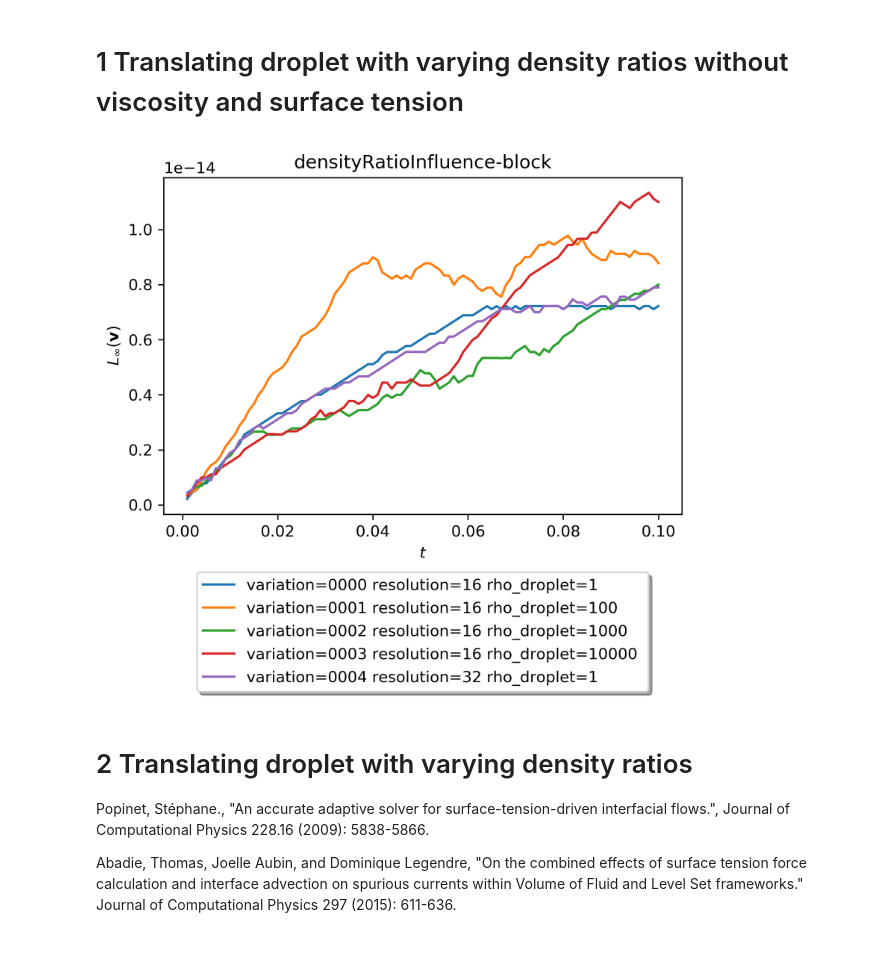
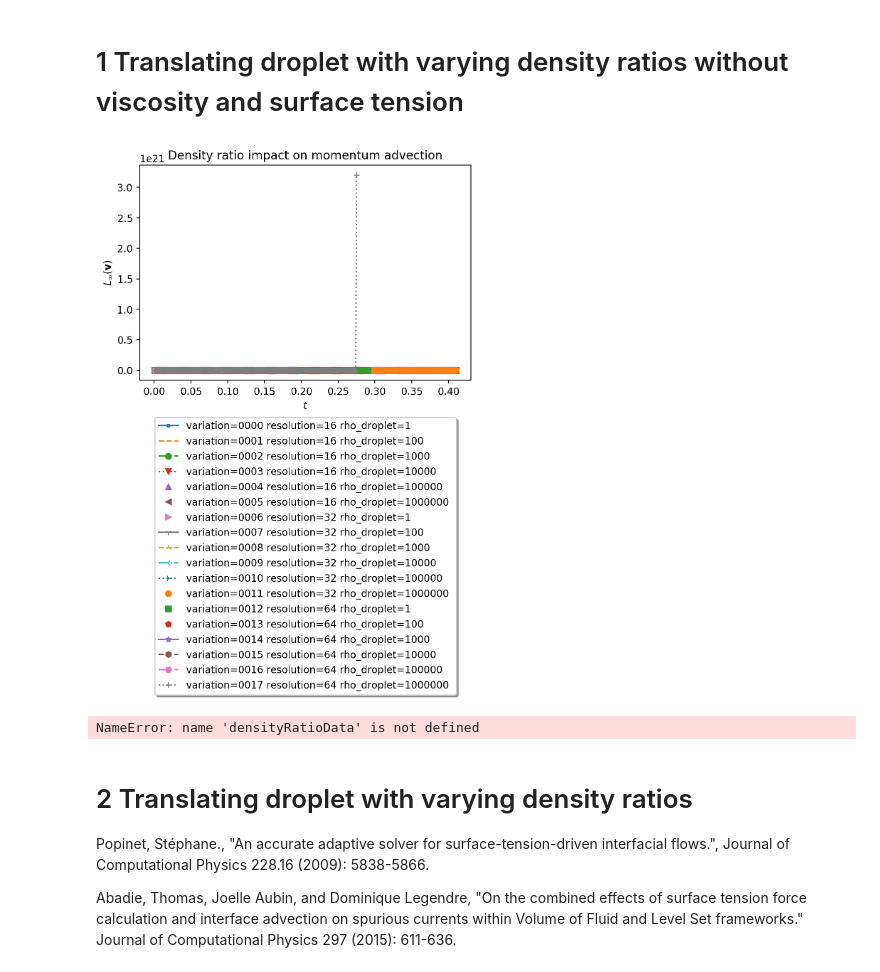
Before and after one commit to CRC-1194/lent, a Jupyter notebook: cases/flow-solution/translating-droplet/three-dimensional/translating-droplet-3D.ipynb, the cells around one changed output. Cells and saved outputs as stored; diff of their text form; code cells hidden in the pictures.

Commit message:
translating-droplet-3D: read the dFrame in the notebook

```diff
--- a/cases/flow-solution/translating-droplet/three-dimensional/translating-droplet-3D.ipynb
+++ b/cases/flow-solution/translating-droplet/three-dimensional/translating-droplet-3D.ipynb
@@ -29,10 +26,29 @@ from notebookPlotting import plot_study
+# %%
+import notebookPlotting
+import dataAgglomeration as datglom
+from notebookPlotting import plot_dframe
+from matplotlib import rcParams
+
+rcParams["figure.dpi"] = 200
 # %%
-columnsDict={"x" : "time", "xsymb" : r"$t$", "y" : "Linf velocity error", "ysymb" : r"$L_\infty(\mathbf{v})$"};
-plot_study(xy_filter=lambda x,y : True, colDict=columnsDict, paramFile="densityRatioInfluence.parameter",
-           dirExample="densityRatioInfluence.parameter_00000_template_copy_block",
-           dataFile="stationaryDropletResults.csv")
+densityRatioAgglom  = datglom.data_agglomerator("densityRatioInfluence.parameter",
+                                                "densityRatioInfluence.parameter_00000_template_copy_block",
+                                                "stationaryDropletResults.csv")
+
+densityRatioDframe = densityRatioAgglom.study_dataframe()
+
+columnsDict={"x" : "time", "xsymb" : r"$t$",
+             "y" : "Linf velocity error",
+             "ysymb" : r"$L_\infty(\mathbf{v})$"};
+plot_dframe(densityRatioDframe, densityRatioAgglom,
+            title="Density ratio impact on momentum advection",
+            colDict=columnsDict)
 # %% [output]
-[figure, old version]
+[figure, new version]
+# %%
+densityRatioData.loc[16,1000]
+# %% [output]
+NameError: name 'densityRatioData' is not defined
 # %% [markdown]
 # 2 Translating droplet with varying density ratios
 
```
Also changed, not shown: parts of 2 cells of this notebook, 1 other file.
